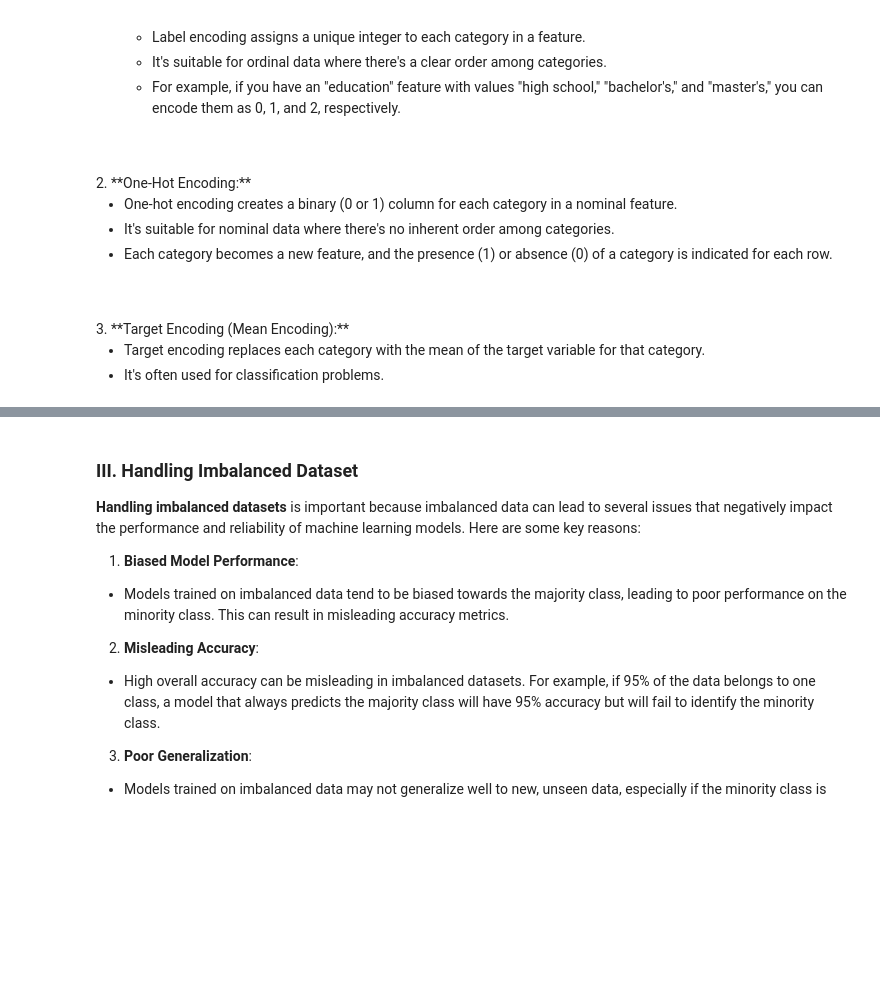
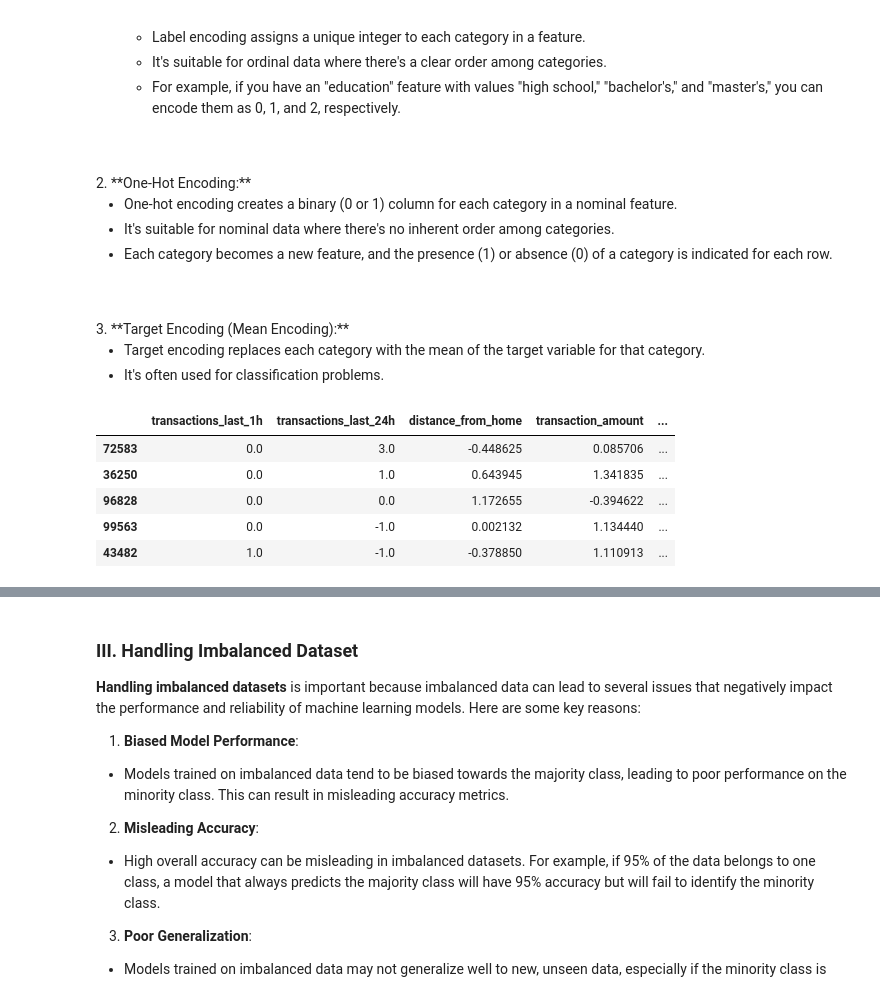
Before and after one commit to suryasuharna23/RestInPeaceMom_Tugas-Besar-2-IF3070-2025, a Jupyter notebook: src/Kelompok 12_ IF3070 Dasar Artificial Intelligence _ Tugas Besar 2 Notebook Template.ipynb, the cells around one changed output, grey strips where cells are left out. Saved outputs shown, nothing was run; the diff lists cells and outputs as text; code cells hidden in the pictures; blank space fills up the shorter version.

```diff
--- a/src/Kelompok 12_ IF3070 Dasar Artificial Intelligence _ Tugas Besar 2 Notebook Template.ipynb
+++ b/src/Kelompok 12_ IF3070 Dasar Artificial Intelligence _ Tugas Besar 2 Notebook Template.ipynb
@@ -1426,6 +1432,15 @@ There are several common methods for encoding categorical data:
 
    - Target encoding replaces each category with the mean of the target variable for that category.
    - It's often used for classification problems.
+# %%
+X_train_scaled.head()
+# %% [output]
+|  | transactions_last_1h | transactions_last_24h | distance_from_home | transaction_amount | ... |
+| 72583 | 0.0 | 3.0 | -0.448625 | 0.085706 | ... |
+| 36250 | 0.0 | 1.0 | 0.643945 | 1.341835 | ... |
+| 96828 | 0.0 | 0.0 | 1.172655 | -0.394622 | ... |
+| 99563 | 0.0 | -1.0 | 0.002132 | 1.134440 | ... |
+| 43482 | 1.0 | -1.0 | -0.378850 | 1.110913 | ... |
 # %%
 # II. Encoding Categorical Features
 print("=== CATEGORICAL FEATURE ENCODING ===\n")
```
Also changed, not shown: parts of 29 cells of this notebook, 3 other files.
